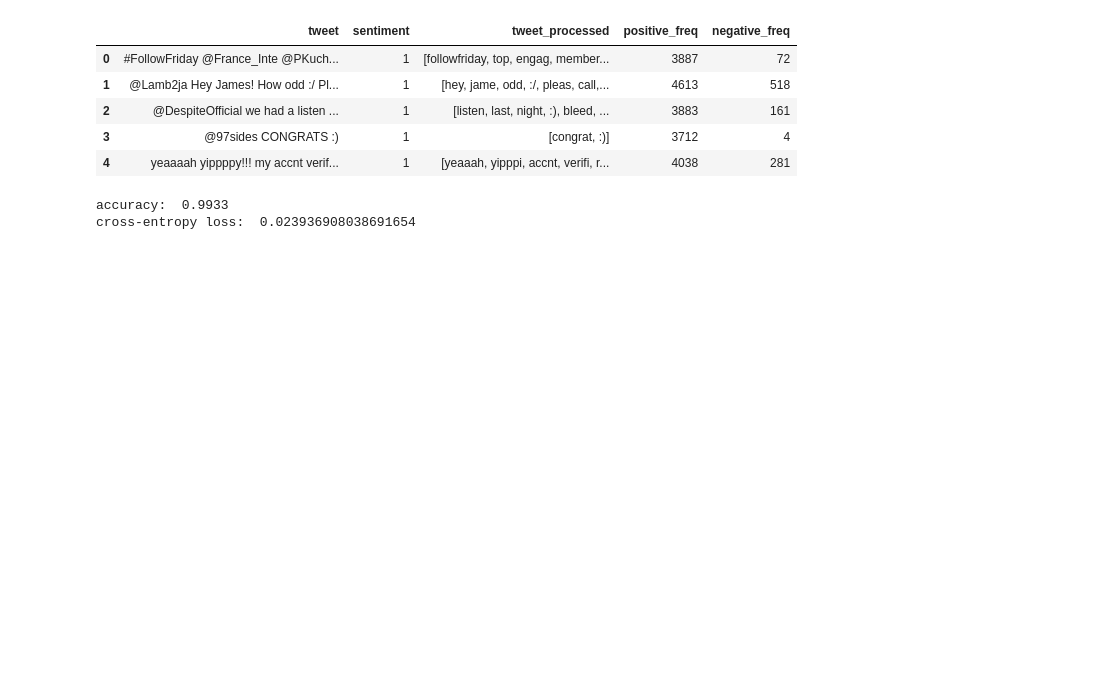
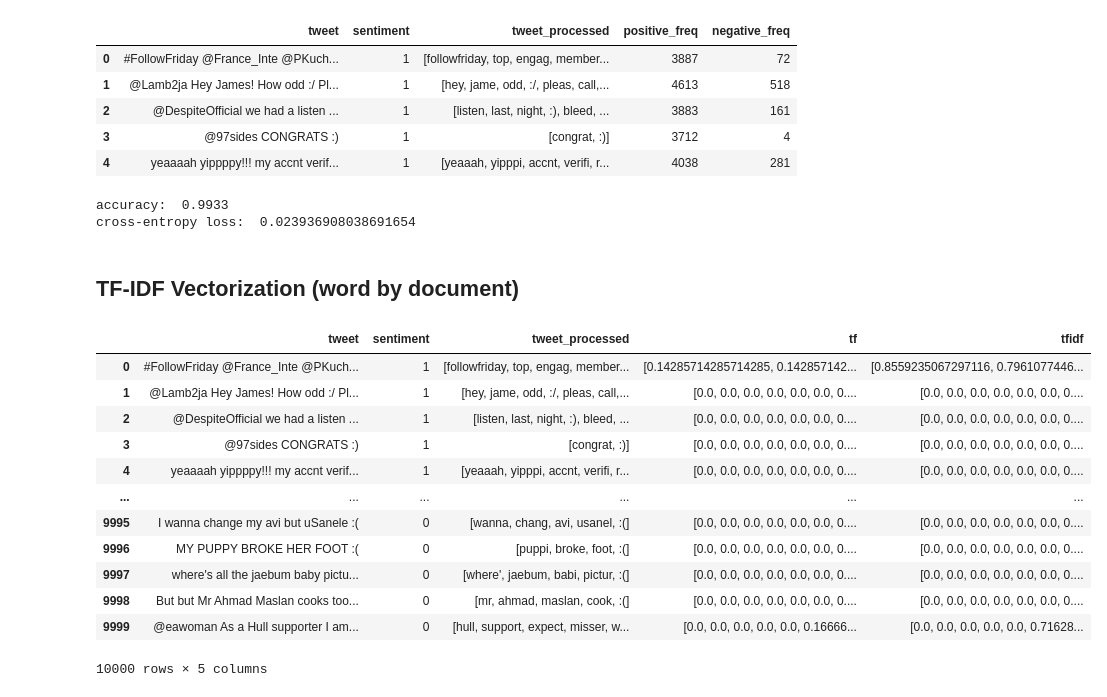
Before and after one commit to mertcan-basut/nlp, a Jupyter notebook: classification_and_vector_spaces.ipynb, the cells around one changed output. Drawn from its saved outputs; the diff is of its cells as text; code cells hidden in the pictures; blank space fills up the shorter version.

```diff
--- a/classification_and_vector_spaces.ipynb
+++ b/classification_and_vector_spaces.ipynb
@@ -133,3 +133,31 @@ print("cross-entropy loss: ", log_loss(y, model_lr.predict_proba(X)))
 # %% [output]
 accuracy:  0.9933
 cross-entropy loss:  0.023936908038691654
+# %% [markdown]
+## TF-IDF Vectorization (word by document)
+# %%
+data = data[["tweet", "sentiment", "tweet_processed"]]
+vocabulary = data["tweet_processed"].apply(pd.Series).stack().unique()
+# %%
+a = len(data["tweet_processed"])
+b = lambda word: np.count_nonzero(data["tweet_processed"].apply(lambda x: x.count(word) ))
+idf = np.array([np.log( a/b(word) ) for word in vocabulary])
+# %%
+data["tf"] = data["tweet_processed"].apply(lambda x: np.array([x.count(word)/len(x) for word in vocabulary]) )
+# %%
+data["tfidf"] = data["tf"].apply(lambda x: x * idf)
+data
+# %% [output]
+|  | tweet | sentiment | tweet_processed | tf | tfidf |
+| 0 | #FollowFriday @France_Inte @PKuch... | 1 | [followfriday, top, engag, member... | [0.14285714285714285, 0.142857142... | [0.8559235067297116, 0.7961077446... |
+| 1 | @Lamb2ja Hey James! How odd :/ Pl... | 1 | [hey, jame, odd, :/, pleas, call,... | [0.0, 0.0, 0.0, 0.0, 0.0, 0.0, 0.... | [0.0, 0.0, 0.0, 0.0, 0.0, 0.0, 0.... |
+| 2 | @DespiteOfficial we had a listen ... | 1 | [listen, last, night, :), bleed, ... | [0.0, 0.0, 0.0, 0.0, 0.0, 0.0, 0.... | [0.0, 0.0, 0.0, 0.0, 0.0, 0.0, 0.... |
+| 3 | @97sides CONGRATS :) | 1 | [congrat, :)] | [0.0, 0.0, 0.0, 0.0, 0.0, 0.0, 0.... | [0.0, 0.0, 0.0, 0.0, 0.0, 0.0, 0.... |
+| 4 | yeaaaah yippppy!!! my accnt verif... | 1 | [yeaaah, yipppi, accnt, verifi, r... | [0.0, 0.0, 0.0, 0.0, 0.0, 0.0, 0.... | [0.0, 0.0, 0.0, 0.0, 0.0, 0.0, 0.... |
+| ... | ... | ... | ... | ... | ... |
+| 9995 | I wanna change my avi but uSanele :( | 0 | [wanna, chang, avi, usanel, :(] | [0.0, 0.0, 0.0, 0.0, 0.0, 0.0, 0.... | [0.0, 0.0, 0.0, 0.0, 0.0, 0.0, 0.... |
+| 9996 | MY PUPPY BROKE HER FOOT :( | 0 | [puppi, broke, foot, :(] | [0.0, 0.0, 0.0, 0.0, 0.0, 0.0, 0.... | [0.0, 0.0, 0.0, 0.0, 0.0, 0.0, 0.... |
+| 9997 | where's all the jaebum baby pictu... | 0 | [where', jaebum, babi, pictur, :(] | [0.0, 0.0, 0.0, 0.0, 0.0, 0.0, 0.... | [0.0, 0.0, 0.0, 0.0, 0.0, 0.0, 0.... |
+| 9998 | But but Mr Ahmad Maslan cooks too... | 0 | [mr, ahmad, maslan, cook, :(] | [0.0, 0.0, 0.0, 0.0, 0.0, 0.0, 0.... | [0.0, 0.0, 0.0, 0.0, 0.0, 0.0, 0.... |
+| 9999 | @eawoman As a Hull supporter I am... | 0 | [hull, support, expect, misser, w... | [0.0, 0.0, 0.0, 0.0, 0.0, 0.16666... | [0.0, 0.0, 0.0, 0.0, 0.0, 0.71628... |
+10000 rows × 5 columns
```
Also changed, not shown: parts of 3 cells of this notebook.
